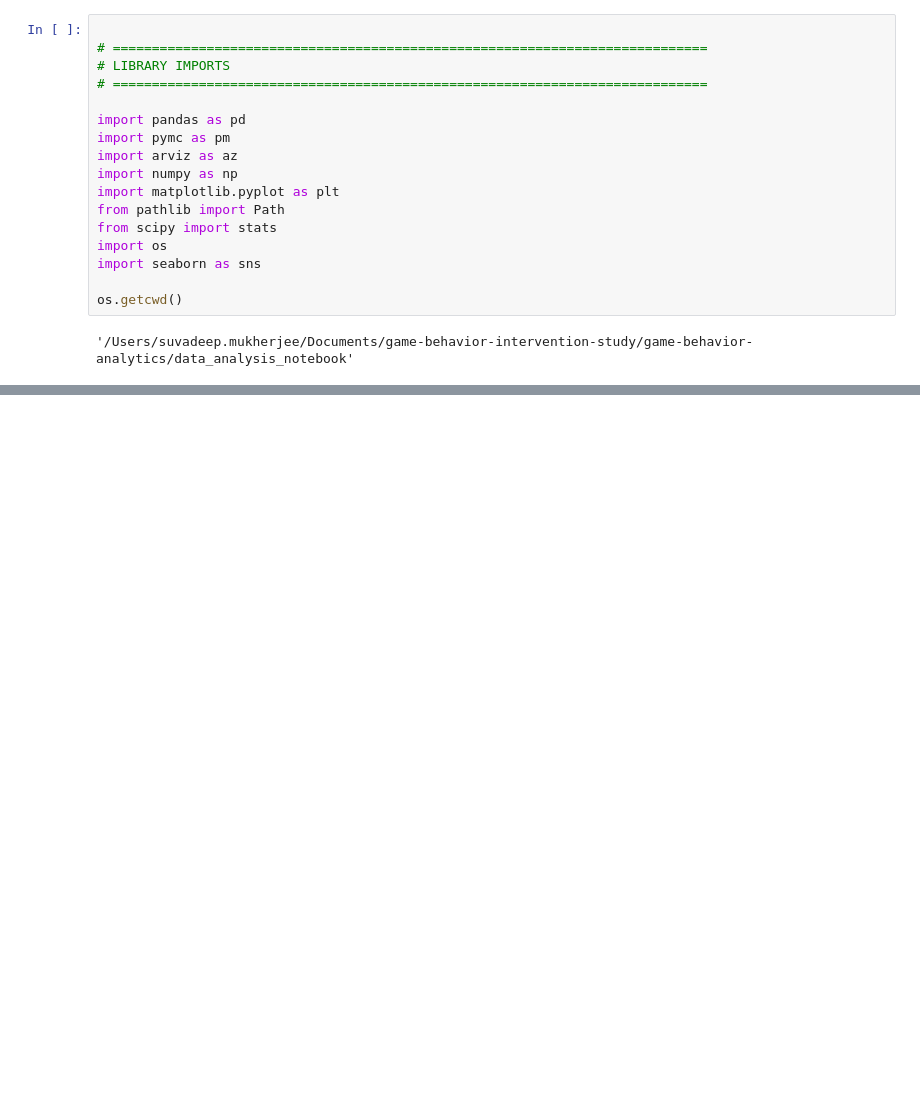
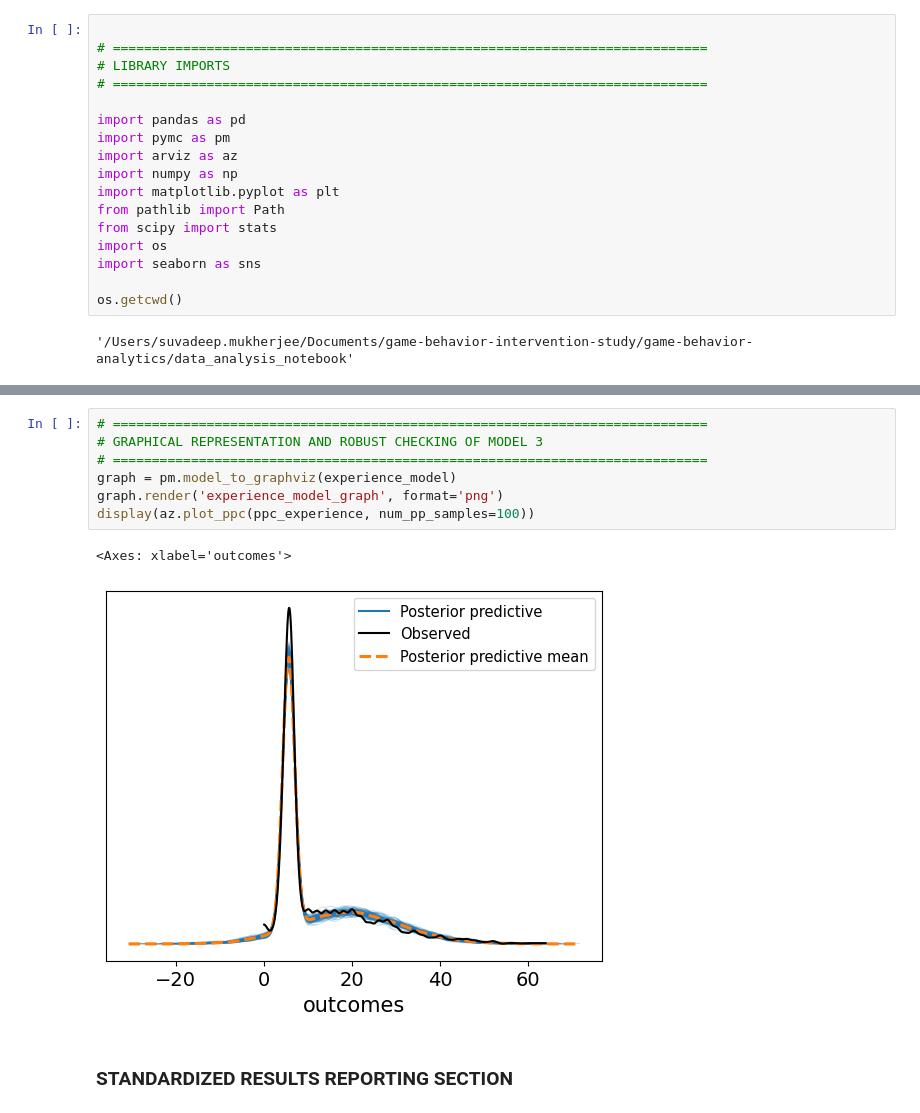
Before and after one commit to svdpmukherjee/game-behavior-intervention-study, a Jupyter notebook: game-behavior-analytics/data_analysis_notebook/analysis(PL+SM).ipynb, the cells around one changed output, grey strips where cells are left out. Drawn from its saved outputs; the diff is of its cells as text; blank space fills up the shorter version.

```diff
--- a/game-behavior-analytics/data_analysis_notebook/analysis(PL+SM).ipynb
+++ b/game-behavior-analytics/data_analysis_notebook/analysis(PL+SM).ipynb
@@ -791,0 +698,12 @@ array([<Axes: xlabel='cheating_behavior'>, <Axes: xlabel='performance'>,
+# %%
+# ============================================================================
+# GRAPHICAL REPRESENTATION AND ROBUST CHECKING OF MODEL 3
+# ============================================================================
+graph = pm.model_to_graphviz(experience_model)
+graph.render('experience_model_graph', format='png')
+display(az.plot_ppc(ppc_experience, num_pp_samples=100))
+# %% [output]
+<Axes: xlabel='outcomes'>
+[figure, added]
+# %% [markdown]
+### STANDARDIZED RESULTS REPORTING SECTION
```
Also changed, not shown: parts of 27 cells of this notebook.
